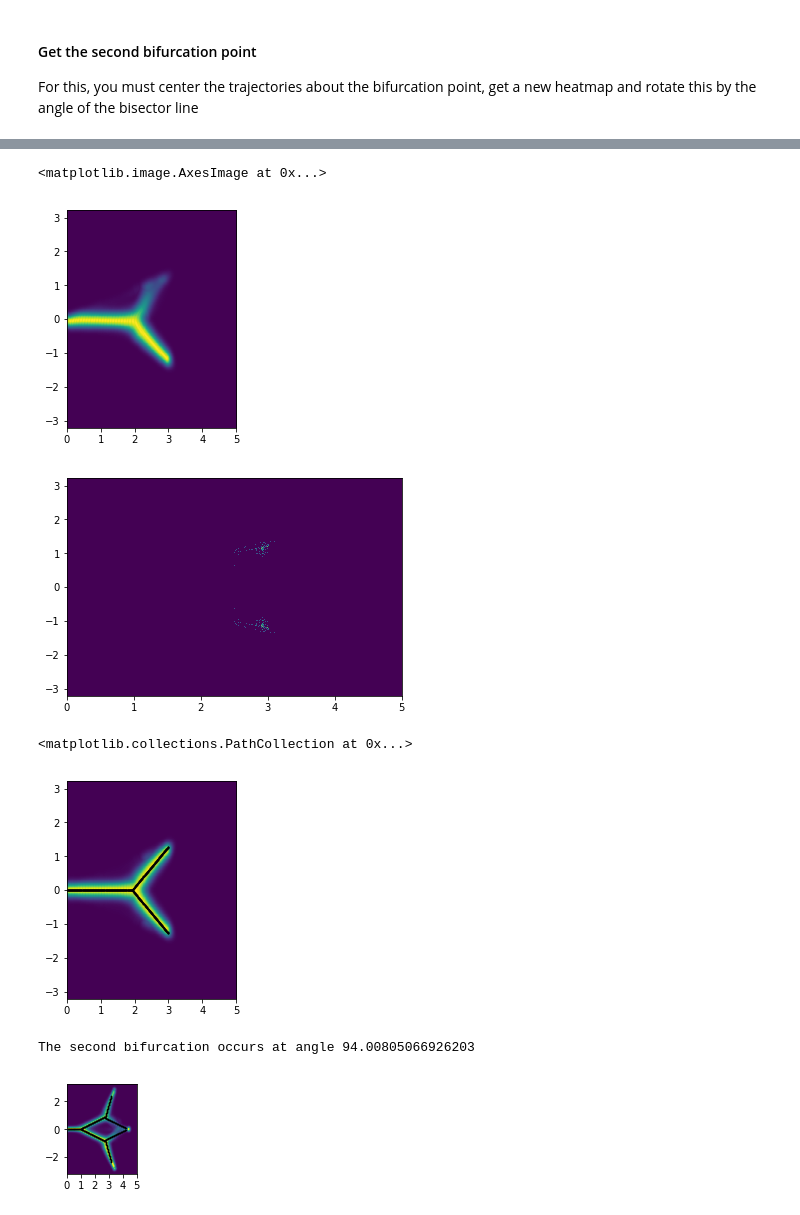
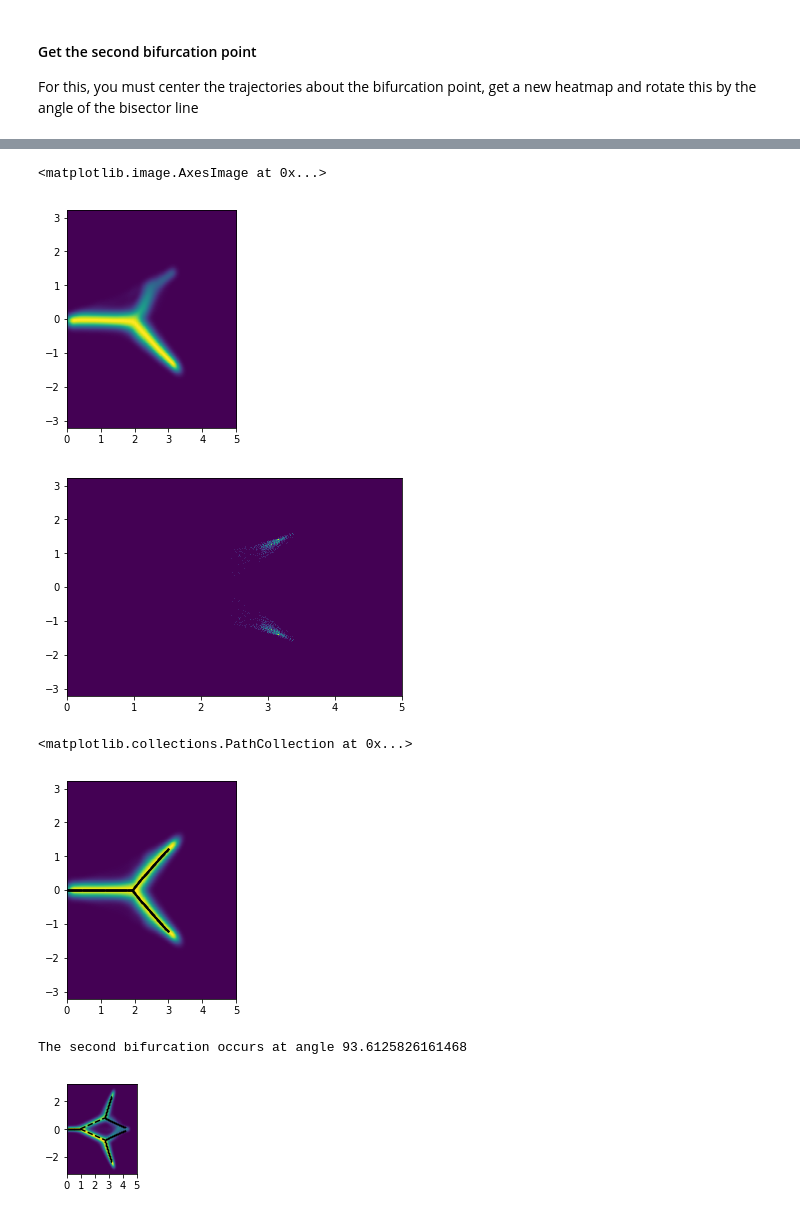
Before and after one commit to RnoB/fly-matrix, a Jupyter notebook: model_plots.ipynb, the cells around one changed output, grey strips where cells are left out. Saved outputs shown, nothing was run; the diff lists cells and outputs as text; code cells hidden in the pictures.

```diff
--- a/model_plots.ipynb
+++ b/model_plots.ipynb
@@ -9,7 +9,7 @@ from scipy.optimize import curve_fit
 import matplotlib
 # %%
 model = 'collective'
-symmetric = True
+symmetric = False
 nPosts = 3
 
 if symmetric == True:
@@ -467,7 +467,7 @@ for idx,t in enumerate(range(tmin,tmax,10)):
 plt.imshow(tmp_img1, extent=[r1[0][0], r1[0][1], r1[1][0], r1[1][1]])
 # %% [output]
 <matplotlib.image.AxesImage at 0x...>
-[figure, old version]
+[figure, new version]
 # %%
 if model == 'neural':
     bif_pt = 2.2
@@ -512,7 +512,7 @@ for i in range(0,10):
     )
     params2 = fit_params
 # %% [output]
-[figure, old version]
+[figure, new version]
 # %%
 plt.imshow(tmp_img1, extent=[r1[0][0], r1[0][1], r1[1][0], r1[1][1]])
 
@@ -532,7 +532,7 @@ plt.scatter(x1, y1, c="black", s=1)
 plt.scatter(x2, y2, c="black", s=1)
 # %% [output]
 <matplotlib.collections.PathCollection at 0x...>
-[figure, old version]
+[figure, new version]
 # %%
 bif2 = np.array([params2[0], 0]).reshape(1, -1)
 ang = angle[0]
@@ -552,7 +552,7 @@ print(
     )[0],
 )
 # %% [output]
-The second bifurcation occurs at angle 94.00805066926203
+The second bifurcation occurs at angle 93.6125826161468
 # %%
 x1 = np.arange(step_len, parameters[0], step_len)
 y1 = np.zeros(len(x1))
@@ -570,12 +570,8 @@ plt.imshow(img, extent=[0, post1_x, post0_y, post2_y])
 step_len = 0.01
 parameters = params2
 
-x1 = np.arange(5*step_len, parameters[1], step_len)
-y1 = np.zeros(len(x1))
 bcxy1 = np.concatenate((x1.reshape(-1, 1), y1.reshape(-1, 1)), axis=1)
-ang1 = np.full(
-    x1.shape, -np.arctan2(post2_y, post2_x - params1[0]) / 2
-)
+ang1 = np.full(x1.shape, -ang)
 rmat1 = np.array([[np.cos(ang1), -np.sin(ang1)], [np.sin(ang1), np.cos(ang1)]]).T
 bcx1, bcy1 = parallel_rotate(bcxy1, rmat1).T
 bx1 = bcx1 + params1[0]
@@ -583,49 +579,49 @@ bx1 = bcx1 + params1[0]
 x = np.arange(parameters[0], 3.5, step_len) if model == 'neural' else np.arange(parameters[0], 3, step_len)
 x2 = np.concatenate((x, x))
 y2 = np.concatenate(
     (
         (parameters[2] * (x - parameters[0])) ** parameters[1],
         -(parameters[2] * (x - parameters[0])) ** parameters[1])
 )
 
 bcxy2 = np.concatenate((x2.reshape(-1, 1), y2.reshape(-1, 1)), axis=1)
-ang2 = np.full(
-    x2.shape, -np.arctan2(post2_y, post2_x - params1[0]) / 2
-)
+ang2 = np.full(x2.shape, -ang)
 rmat2 = np.array([[np.cos(ang2), -np.sin(ang2)], [np.sin(ang2), np.cos(ang2)]]).T
 bcx2, bcy2 = parallel_rotate(bcxy2, rmat2).T
 bx2 = bcx2 + params1[0]
 
 bx2 = np.concatenate((bx2, bx2))
 bcy2 = np.concatenate((bcy2, -bcy2))
 
-bcy2 = bcy2[bx2 < post1_x-0.1]
-bx2 = bx2[bx2 < post1_x-0.1]
+bcy2 = bcy2[bx2 < post1_x - 0.1]
+bx2 = bx2[bx2 < post1_x - 0.1]
 
-bx2 = bx2[np.abs(bcy2) < post2_y-0.1]
-bcy2 = bcy2[np.abs(bcy2) < post2_y-0.1]
+bx2 = bx2[np.abs(bcy2) < post2_y - 0.1]
+bcy2 = bcy2[np.abs(bcy2) < post2_y - 0.1]
 
+plt.plot(bx1, bcy1, linestyle="dashed", c="black")
+plt.plot(bx1, -bcy1, linestyle="dashed", c="black")
 plt.scatter(bx2, bcy2, c="black", s=0.1)
 
 parameters = params1
 step_len = 0.01
 
-x1 = np.arange(5*step_len, parameters[0], step_len)
+x1 = np.arange(5 * step_len, parameters[0], step_len)
 y1 = np.zeros(len(x1))
 
-x = np.arange(parameters[0], np.min(bx2), step_len)
-x2 = np.concatenate((x, x))
-y2 = np.concatenate(
-    (
-        (parameters[2] * (x - parameters[0])) ** parameters[1],
-        -(parameters[2] * (x - parameters[0])) ** parameters[1],
-    )
-)
+# x = np.arange(parameters[0], 2.9, step_len)
+# x2 = np.concatenate((x, x))
+# y2 = np.concatenate(
+#     (
+#         (parameters[2] * (x - parameters[0])) ** parameters[1],
+#         -(parameters[2] * (x - parameters[0])) ** parameters[1],
+#     )
+# )
 
 plt.scatter(x1, y1, c="black", s=0.1)
-plt.scatter(x2, y2, c="black", s=0.1)
-plt.xticks([0,1,2,3,4,5])
+# plt.scatter(x2, y2, c="black", s=0.1)
+plt.xticks([0, 1, 2, 3, 4, 5])
 
 fig.savefig('/Users/vivekhsridhar/Documents/Code/Python/fly-matrix/figures/' + prefix + 'density_n' + str(nPosts) + '.pdf', dpi=600, bbox_inches='tight')
 # %% [output]
-[figure, old version]
+[figure, new version]
```
Also changed, not shown: parts of 8 cells of this notebook, 7 other files.
